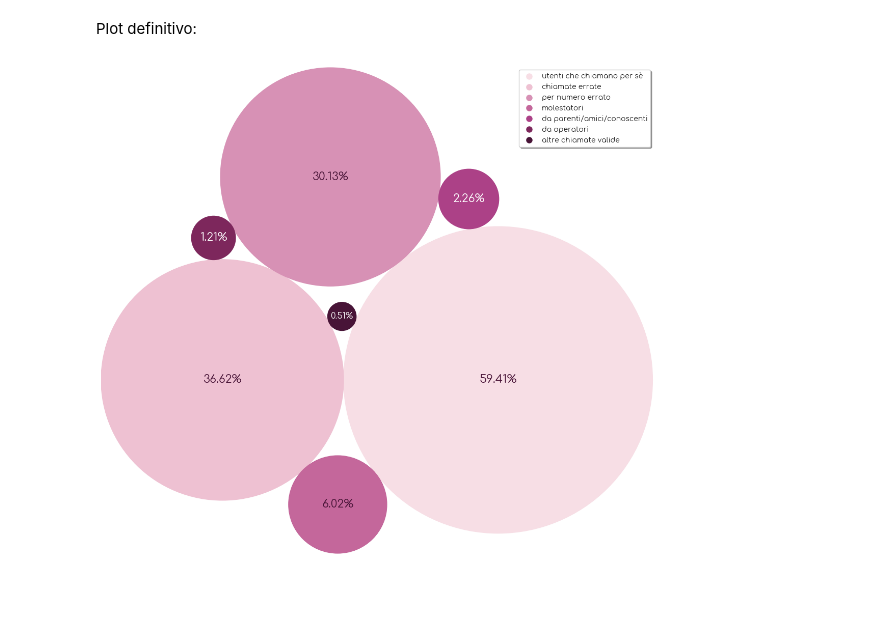
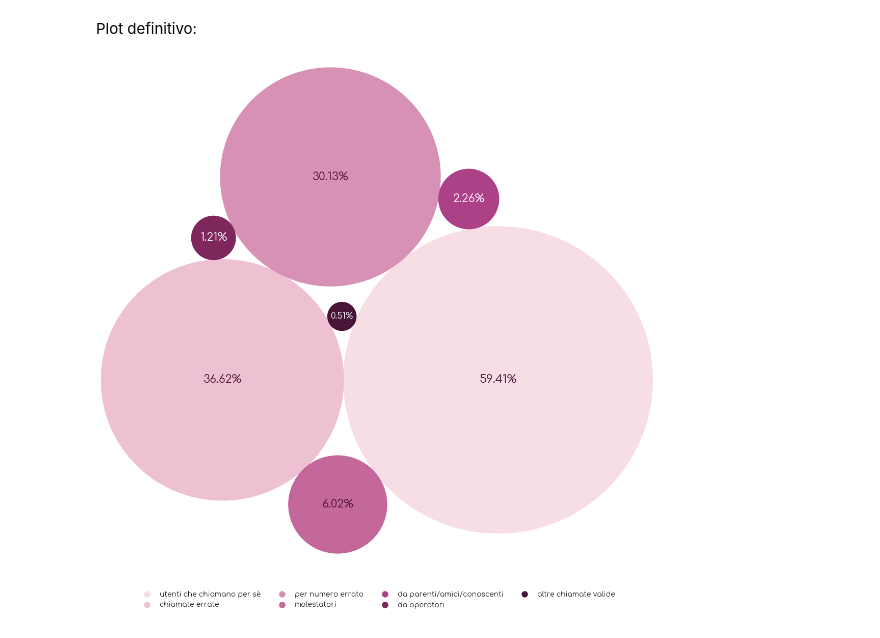
Before and after one commit to initrm/sci-vis, a Jupyter notebook: source/Tipologia di utenza.ipynb, the cells around one changed output. Drawn from its saved outputs; the diff is of its cells as text; code cells hidden in the pictures.

Commit message:
Modificata legenda

```diff
--- a/source/Tipologia di utenza.ipynb
+++ b/source/Tipologia di utenza.ipynb
@@ -168,32 +168,32 @@ ax.axis('off') # rimozione assi
 
 lim = max(max(abs(circle.x)+circle.r, abs(circle.y)+circle.r,) for circle in circles)
 plt.xlim(-lim, lim)
 plt.ylim(-lim, lim)
 
 # idx -> indice del cerchio corrente
 # circle -> cerchio corrente
 # percentage -> stringa che contiene la percentuale del cerchio
 # color -> colore corrente (da usare per il cerchio) preso dalla palette
 for idx, circle, percentage, color in zip(range(0, len(labels)), circles, labels, palette):
     x, y, r = circle # informazioni cerchio
     ax.add_patch(plt.Circle((x, y), r, alpha=1, color=color)) # colorazione cerchio
 
     # selezione del colore del font in modo che sia a contrasto col colore del cerchio
     font_color = 'white' if idx > 3 else palette[-1]
     # selezione della dimensione della label in base alla dimensione del cerchio
     font_size = 16 if r > 0.06 else 12
 
     # impostazione della label
     plt.annotate(percentage, (x,y), size=font_size, color=font_color, va='center', ha='center')
 
 # legenda custom
 legend_circles = [Line2D([], [], color='white', marker='o', markersize=10, markerfacecolor=x) for x in palette]
 legend_labels = [x for x in plt_data['Tipologia di utenza'].values]
-plt.legend(legend_circles, legend_labels)
+plt.legend(legend_circles, legend_labels, loc=8, ncol=4, frameon=False)
 
 plt.xticks([])
 plt.yticks([])
 
 plt.show()
 # %% [output]
-[figure, old version]
+[figure, new version]
```
